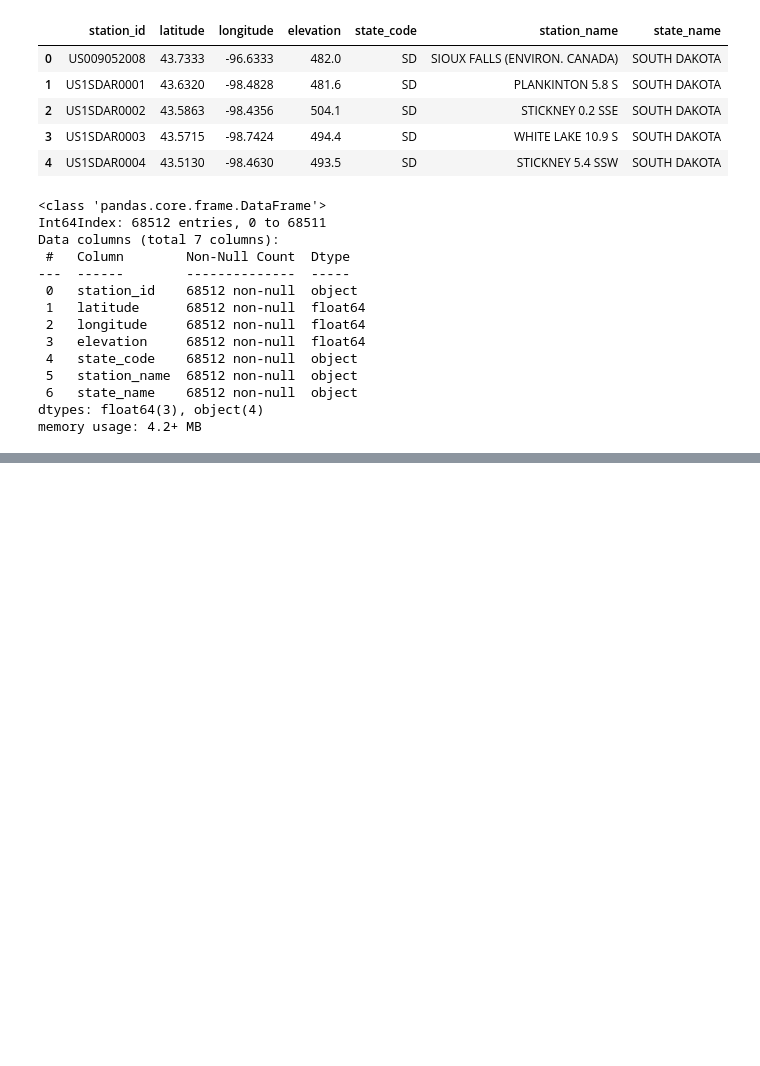
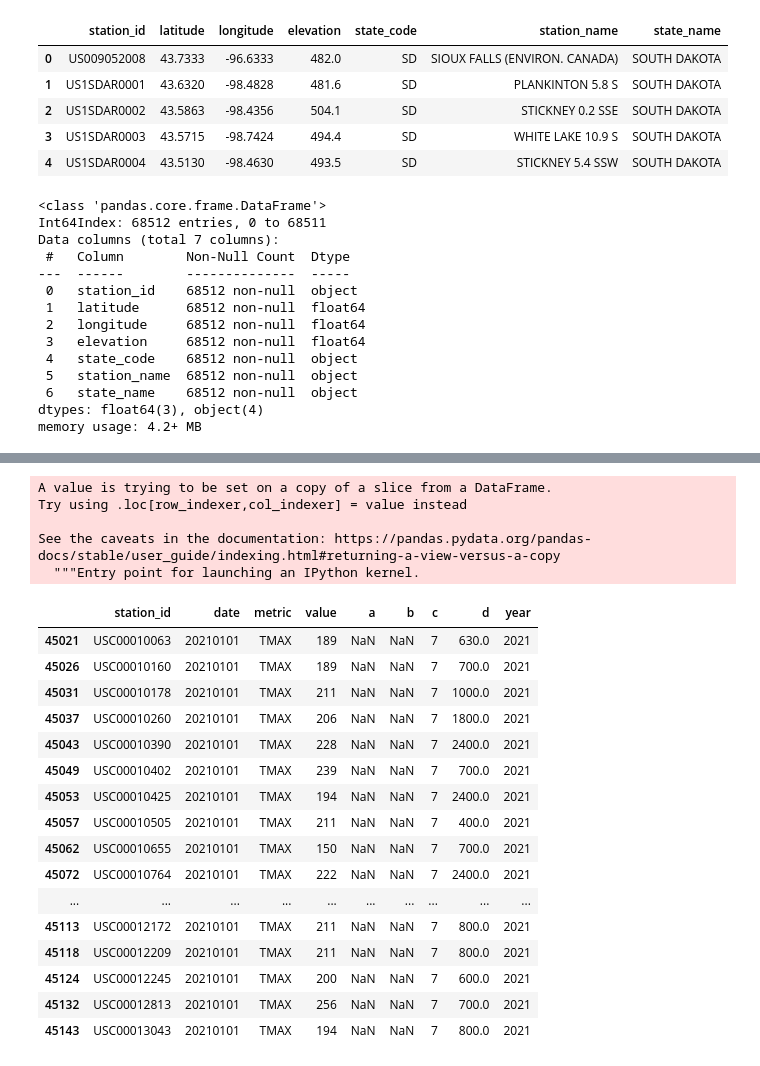
Before and after one commit to sanilveeravu/capstone_climate_project, a Jupyter notebook: data_setup/lookup_data_collection.ipynb, the cells around one changed output, grey strips where cells are left out. Cells and saved outputs as stored; diff of their text form; code cells hidden in the pictures; blank space fills up the shorter version.

Commit message:
added file to pull yearly data

```diff
--- a/data_setup/lookup_data_collection.ipynb
+++ b/data_setup/lookup_data_collection.ipynb
@@ -81,3 +81,6 @@ Data columns (total 7 columns):
  6   state_name    68512 non-null  object
 dtypes: float64(3), object(4)
 memory usage: 4.2+ MB
+# %%
+df = pd.read_csv("../data/raw_station_data/2021.csv", names=["station_id", "date", "metric", "value", "a", "b", "c", "d"] )
+df.head()
@@ -83,0 +112,2 @@ memory usage: 4.2+ MB
+# %%
+df = df[df.metric == "TMAX"]
@@ -83,0 +132,2 @@ memory usage: 4.2+ MB
+# %%
+df = df[df.station_id.str[:2] == "US"]
@@ -83,0 +152,26 @@ memory usage: 4.2+ MB
+# %%
+df["year"] = df["date"].astype("str").str[:4]
+df.head()
+# %% [output]
+A value is trying to be set on a copy of a slice from a DataFrame.
+Try using .loc[row_indexer,col_indexer] = value instead
+
+See the caveats in the documentation: https://pandas.pydata.org/pandas-docs/stable/user_guide/indexing.html#returning-a-view-versus-a-copy
+  """Entry point for launching an IPython kernel.
+|  | station_id | date | metric | value | a | b | c | d | year |
+| 45021 | USC00010063 | 20210101 | TMAX | 189 | NaN | NaN | 7 | 630.0 | 2021 |
+| 45026 | USC00010160 | 20210101 | TMAX | 189 | NaN | NaN | 7 | 700.0 | 2021 |
+| 45031 | USC00010178 | 20210101 | TMAX | 211 | NaN | NaN | 7 | 1000.0 | 2021 |
+| 45037 | USC00010260 | 20210101 | TMAX | 206 | NaN | NaN | 7 | 1800.0 | 2021 |
+| 45043 | USC00010390 | 20210101 | TMAX | 228 | NaN | NaN | 7 | 2400.0 | 2021 |
+| 45049 | USC00010402 | 20210101 | TMAX | 239 | NaN | NaN | 7 | 700.0 | 2021 |
+| 45053 | USC00010425 | 20210101 | TMAX | 194 | NaN | NaN | 7 | 2400.0 | 2021 |
+| 45057 | USC00010505 | 20210101 | TMAX | 211 | NaN | NaN | 7 | 400.0 | 2021 |
+| 45062 | USC00010655 | 20210101 | TMAX | 150 | NaN | NaN | 7 | 700.0 | 2021 |
+| 45072 | USC00010764 | 20210101 | TMAX | 222 | NaN | NaN | 7 | 2400.0 | 2021 |
+| ... | ... | ... | ... | ... | ... | ... | ... | ... | ... |
+| 45113 | USC00012172 | 20210101 | TMAX | 211 | NaN | NaN | 7 | 800.0 | 2021 |
+| 45118 | USC00012209 | 20210101 | TMAX | 211 | NaN | NaN | 7 | 800.0 | 2021 |
+| 45124 | USC00012245 | 20210101 | TMAX | 200 | NaN | NaN | 7 | 600.0 | 2021 |
+| 45132 | USC00012813 | 20210101 | TMAX | 256 | NaN | NaN | 7 | 700.0 | 2021 |
+| 45143 | USC00013043 | 20210101 | TMAX | 194 | NaN | NaN | 7 | 800.0 | 2021 |
```
Also changed, not shown: parts of 17 cells of this notebook.
